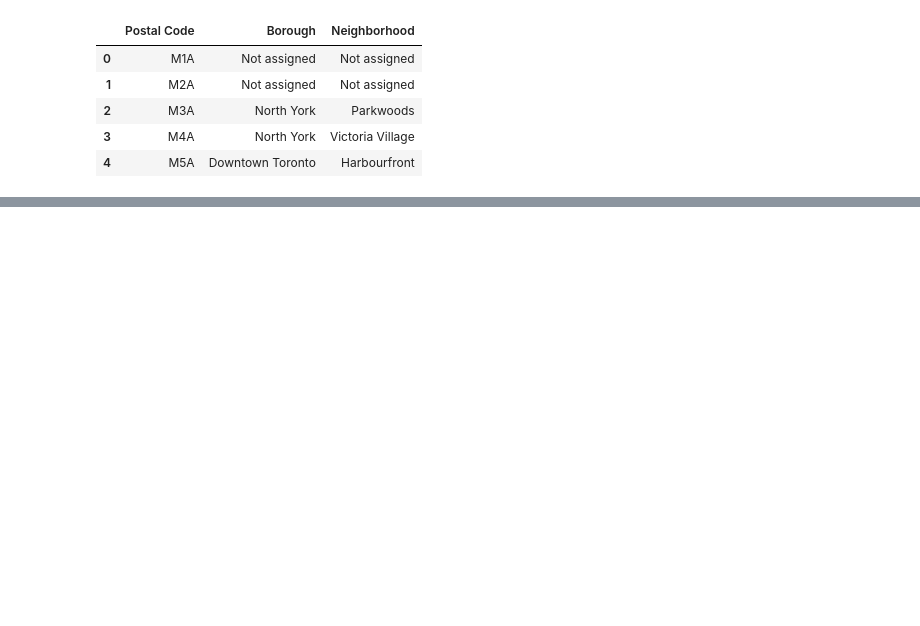
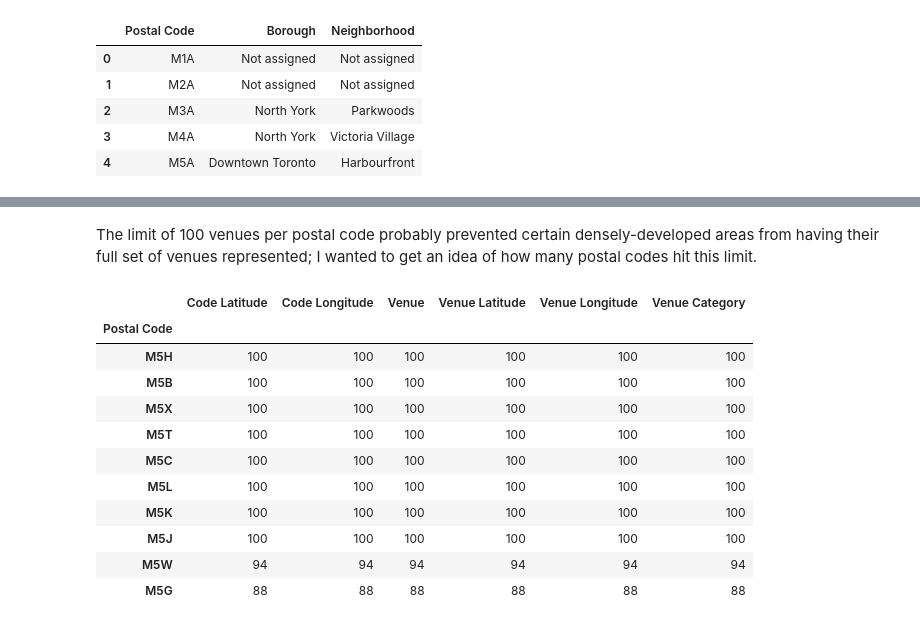
Before and after one commit to bsnyder9/Coursera_Capstone, a Jupyter notebook: Seg'ing + Clustering Nbrhds in Toronto.ipynb, the cells around one changed output, grey strips where cells are left out. Cells and saved outputs as stored; diff of their text form; code cells hidden in the pictures; blank space fills up the shorter version.

```diff
--- a/Seg'ing + Clustering Nbrhds in Toronto.ipynb
+++ b/Seg'ing + Clustering Nbrhds in Toronto.ipynb
@@ -75,0 +220,6 @@ m_codes.shape
+# %%
+#toronto_only = m_codes_geo[m_codes_geo['Borough'].str.contains("Toronto")].reset_index(drop=True)
+
+toronto_only = m_codes_geo.copy(deep = True)
+
+toronto_only.head()
@@ -75,0 +233,22 @@ m_codes.shape
+# %%
+# create map of Toronto using latitude and longitude values
+map_tor_only = folium.Map(location=[latitude, longitude], zoom_start=11)
+
+# add markers to map
+for lat, lng, borough, neighborhood in zip( toronto_only['Latitude'],
+                                            toronto_only['Longitude'],
+                                            toronto_only['Borough'],
+                                            toronto_only['Neighborhood']):
+    label = '{}, {}'.format(neighborhood, borough)
+    label = folium.Popup(label, parse_html=True)
+    folium.CircleMarker(
+        [lat, lng],
+        radius=5,
+        popup=label,
+        color='blue',
+        fill=True,
+        fill_color='#3186cc',
+        fill_opacity=0.7,
+        parse_html=False).add_to(map_tor_only)
+
+map_tor_only
@@ -75,0 +319,11 @@ m_codes.shape
+# %%
+LIMIT = 100
+
+RADIUS = 500
+
+tor_venues = getNearbyVenues(   names=toronto_only['Postal Code'],
+                                latitudes=toronto_only['Latitude'],
+                                longitudes=toronto_only['Longitude']
+                            )
+
+print('Done!')
@@ -75,0 +347,17 @@ m_codes.shape
+# %% [markdown]
+The limit of 100 venues per postal code probably prevented certain densely-developed areas from having their full set of venues represented; I wanted to get an idea of how many postal codes hit this limit.
+# %%
+tor_venues.groupby('Postal Code').count().sort_values(by=['Venue'], ascending = False).head(10)
+# %% [output]
+|  | Code Latitude | Code Longitude | Venue | Venue Latitude | Venue Longitude | Venue Category |
+| Postal Code |  |  |  |  |  |  |
+| M5H | 100 | 100 | 100 | 100 | 100 | 100 |
+| M5B | 100 | 100 | 100 | 100 | 100 | 100 |
+| M5X | 100 | 100 | 100 | 100 | 100 | 100 |
+| M5T | 100 | 100 | 100 | 100 | 100 | 100 |
+| M5C | 100 | 100 | 100 | 100 | 100 | 100 |
+| M5L | 100 | 100 | 100 | 100 | 100 | 100 |
+| M5K | 100 | 100 | 100 | 100 | 100 | 100 |
+| M5J | 100 | 100 | 100 | 100 | 100 | 100 |
+| M5W | 94 | 94 | 94 | 94 | 94 | 94 |
+| M5G | 88 | 88 | 88 | 88 | 88 | 88 |
```
Also changed, not shown: parts of 37 cells of this notebook.
